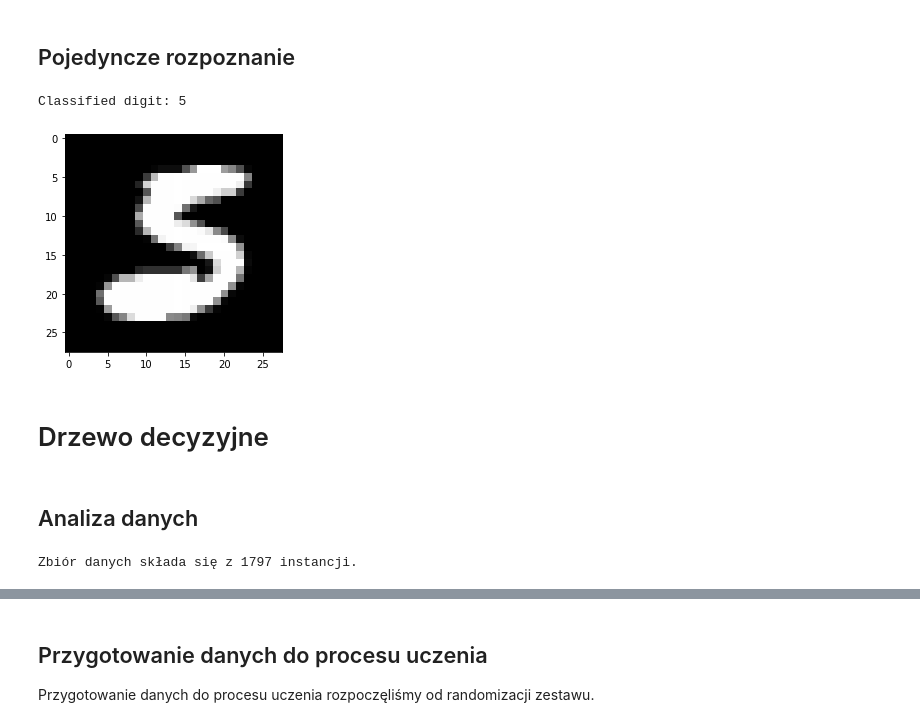
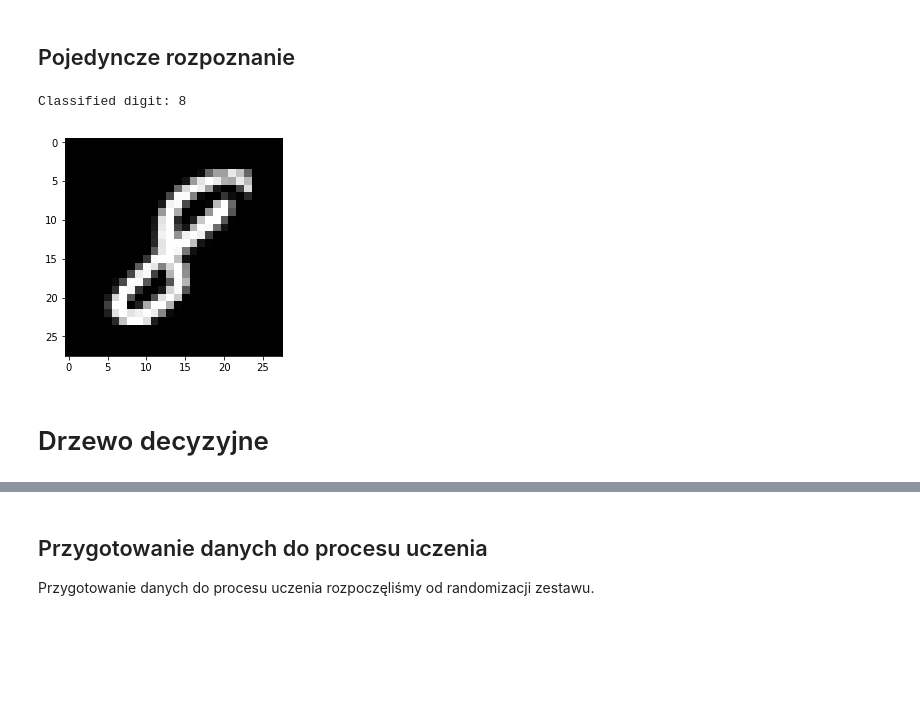
Before and after one commit to wojtasRobert/PSZT-19L, a Jupyter notebook: main-checkpoint.ipynb, the cells around one changed output, grey strips where cells are left out. Drawn from its saved outputs; the diff is of its cells as text; code cells hidden in the pictures; blank space fills up the shorter version.

Commit message:
k-fold cross valid. for CNN added

```diff
--- a/main-checkpoint.ipynb
+++ b/main-checkpoint.ipynb
@@ -74,6 +101,5 @@ test_img = test_img.astype('float32')
 # %%
 # normalizacja pikseli obrazkow
-train_img /= 255
-test_img /= 255
+cnn_dataset.data /= 255
 # %%
 # podzial zbiorow etykiet klas na kategorie, zakodowanie kazdej kategorii za pomoca kodu '1 z N'
@@ -157,9 +180,3 @@ _________________________________________________________________
 None
 # %% [markdown]
 ## Uczenie sieci
-# %%
-result = model.fit(train_img, train_labels,
-                   epochs = 15,
-                   batch_size = 128,
-                   verbose = 1,
-                   validation_data = (test_img, test_labels))
@@ -183,0 +183,23 @@ Epoch 15/15
+# %%
+# losowe przetasowanie zestawu danych
+x, y = shuffle(cnn_dataset.data, cnn_dataset.target, random_state=13)
+
+# podzial zbioru danych na k rownych czesci
+k = 10
+split_points = np.linspace(0, cnn_dataset.data.shape[0], k + 1, dtype=int)
+x_subsets = [x[start:end] for start, end in pairwise(split_points)]
+y_subsets = [y[start:end] for start, end in pairwise(split_points)]
+
+# k-krotna walidacja krzyzowa
+loss_results = []
+for idx in range(0,k):
+    print('T', idx)
+    result = model.fit(
+                   np.concatenate(x_subsets[:idx] + x_subsets[idx+1:]),
+                   np.concatenate(y_subsets[:idx] + y_subsets[idx+1:]),
+                   epochs = 1,
+                   batch_size = 128,
+                   verbose = 0)
+
+    loss_results.append(np.mean(result.history['loss']))
+    print('\n\n')
@@ -183,0 +228,6 @@ Epoch 15/15
+# %%
+# powtorzenie uczenia na calym zbiorze
+result = model.fit(cnn_dataset.data, cnn_dataset.target,
+                   epochs = 5,
+                   batch_size = 128,
+                   verbose = 1)
@@ -225,11 +284,11 @@ Test accuracy: 0.9944
 ## Pojedyncze rozpoznanie
 # %%
 sample = 7777
-plt.imshow(test_img[sample].reshape(28,28), cmap='gray')
-pred = model.predict(test_img[sample].reshape(1, 28, 28, 1))
+plt.imshow(np.reshape(cnn_dataset.data[sample], (28,28)), cmap='gray')
+pred = model.predict(np.reshape(cnn_dataset.data[sample], (1, 28, 28, 1)))
 print('Classified digit:', pred.argmax())
 # %% [output]
-Classified digit: 5
+Classified digit: 8
-[figure, old version]
+[figure, new version]
 # %% [markdown]
 # Drzewo decyzyjne
@@ -245,6 +294,0 @@ def pairwise(iterable):
-# %% [markdown]
-## Analiza danych
-# %%
-print("Zbiór danych składa się z", digits.data.shape[0], "instancji.")
-# %% [output]
-Zbiór danych składa się z 1797 instancji.
```
Also changed, not shown: parts of 39 cells of this notebook.
